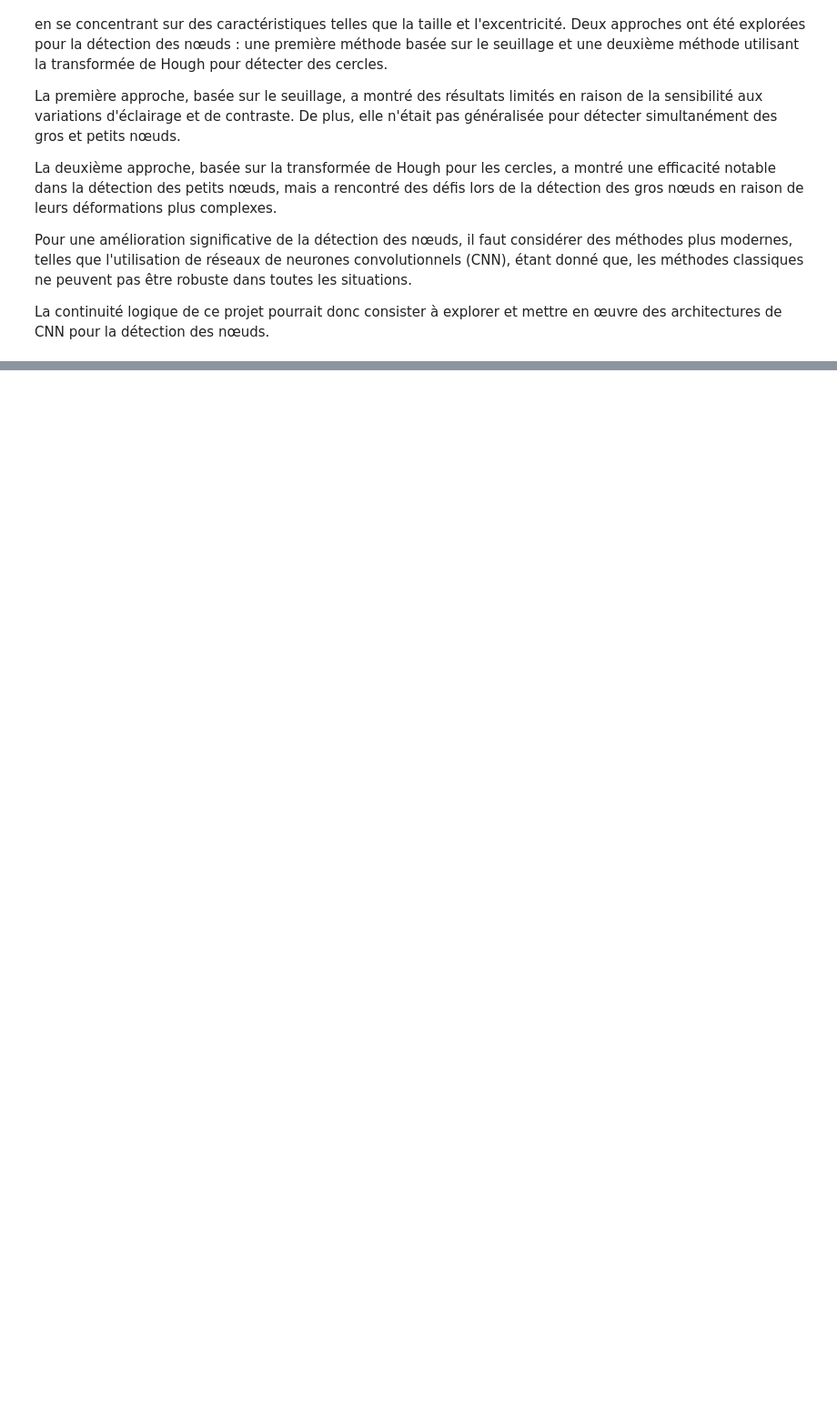
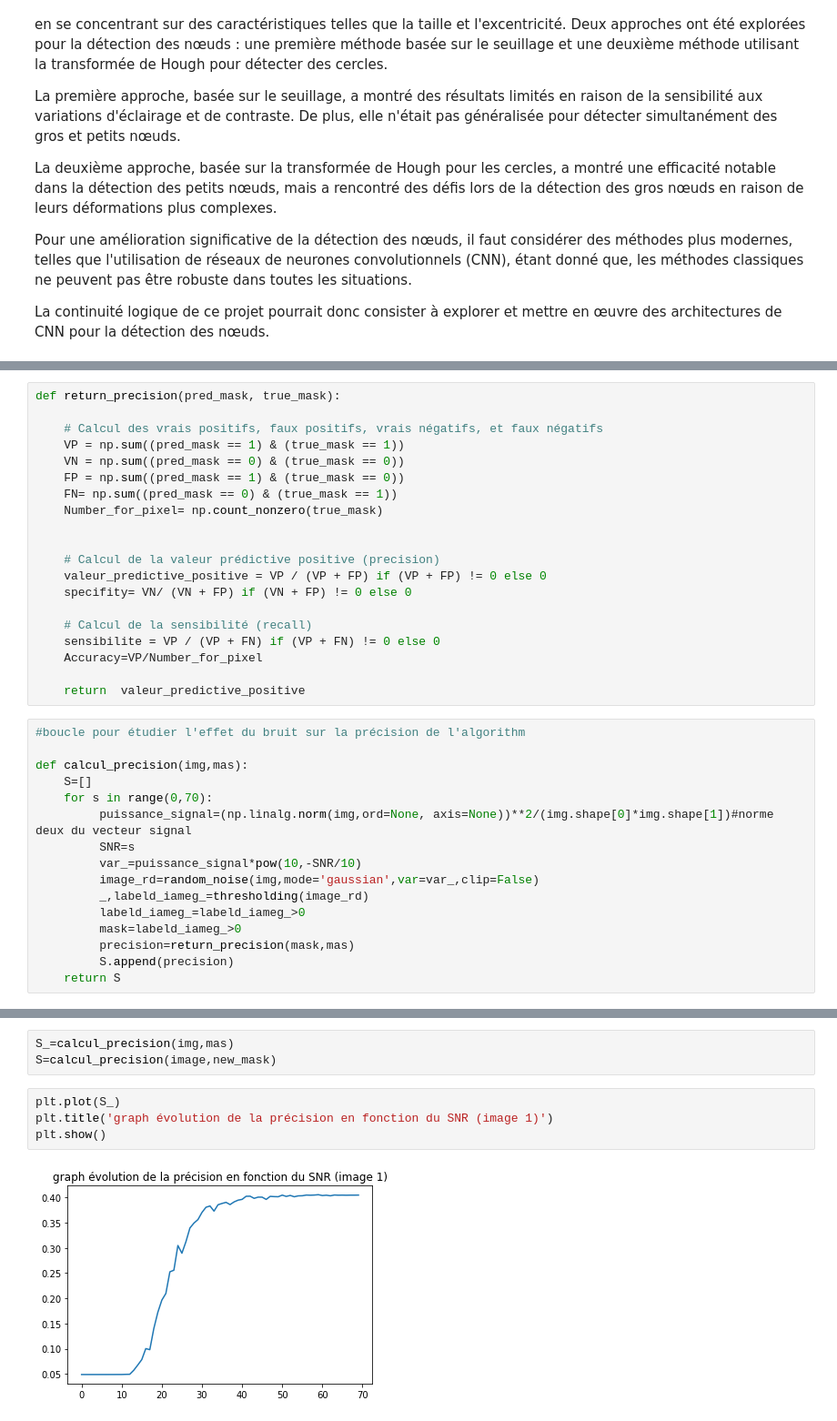
Before and after one commit to voldemort13/Projet_BIP, a Jupyter notebook: Projet_bip_amine.ipynb, the cells around one changed output, grey strips where cells are left out. Shown at 91% size. Drawn from its saved outputs; the diff is of its cells as text; blank space fills up the shorter version.

Commit message:
+ étude avec bruit

```diff
--- a/Projet_bip_amine.ipynb
+++ b/Projet_bip_amine.ipynb
@@ -292,0 +366,36 @@ La continuité logique de ce projet pourrait donc consister à explorer et mettr
+# %%
+def return_precision(pred_mask, true_mask):
+
+    # Calcul des vrais positifs, faux positifs, vrais négatifs, et faux négatifs
+    VP = np.sum((pred_mask == 1) & (true_mask == 1))
+    VN = np.sum((pred_mask == 0) & (true_mask == 0))
+    FP = np.sum((pred_mask == 1) & (true_mask == 0))
+    FN= np.sum((pred_mask == 0) & (true_mask == 1))
+    Number_for_pixel= np.count_nonzero(true_mask)
+
+
+    # Calcul de la valeur prédictive positive (precision)
+    valeur_predictive_positive = VP / (VP + FP) if (VP + FP) != 0 else 0
+    specifity= VN/ (VN + FP) if (VN + FP) != 0 else 0
+
+    # Calcul de la sensibilité (recall)
+    sensibilite = VP / (VP + FN) if (VP + FN) != 0 else 0
+    Accuracy=VP/Number_for_pixel
+
+    return  valeur_predictive_positive
+# %%
+#boucle pour étudier l'effet du bruit sur la précision de l'algorithm
+
+def calcul_precision(img,mas):
+    S=[]
+    for s in range(0,70):
+         puissance_signal=(np.linalg.norm(img,ord=None, axis=None))**2/(img.shape[0]*img.shape[1])#norme deux du vecteur signal
+         SNR=s
+         var_=puissance_signal*pow(10,-SNR/10)
+         image_rd=random_noise(img,mode='gaussian',var=var_,clip=False)
+         _,labeld_iameg_=thresholding(image_rd)
+         labeld_iameg_=labeld_iameg_>0
+         mask=labeld_iameg_>0
+         precision=return_precision(mask,mas)
+         S.append(precision)
+    return S
@@ -292,0 +411,9 @@ La continuité logique de ce projet pourrait donc consister à explorer et mettr
+# %%
+S_=calcul_precision(img,mas)
+S=calcul_precision(image,new_mask)
+# %%
+plt.plot(S_)
+plt.title('graph évolution de la précision en fonction du SNR (image 1)')
+plt.show()
+# %% [output]
+[figure, added]
```
Also changed, not shown: parts of 16 cells of this notebook, 2 other files.
